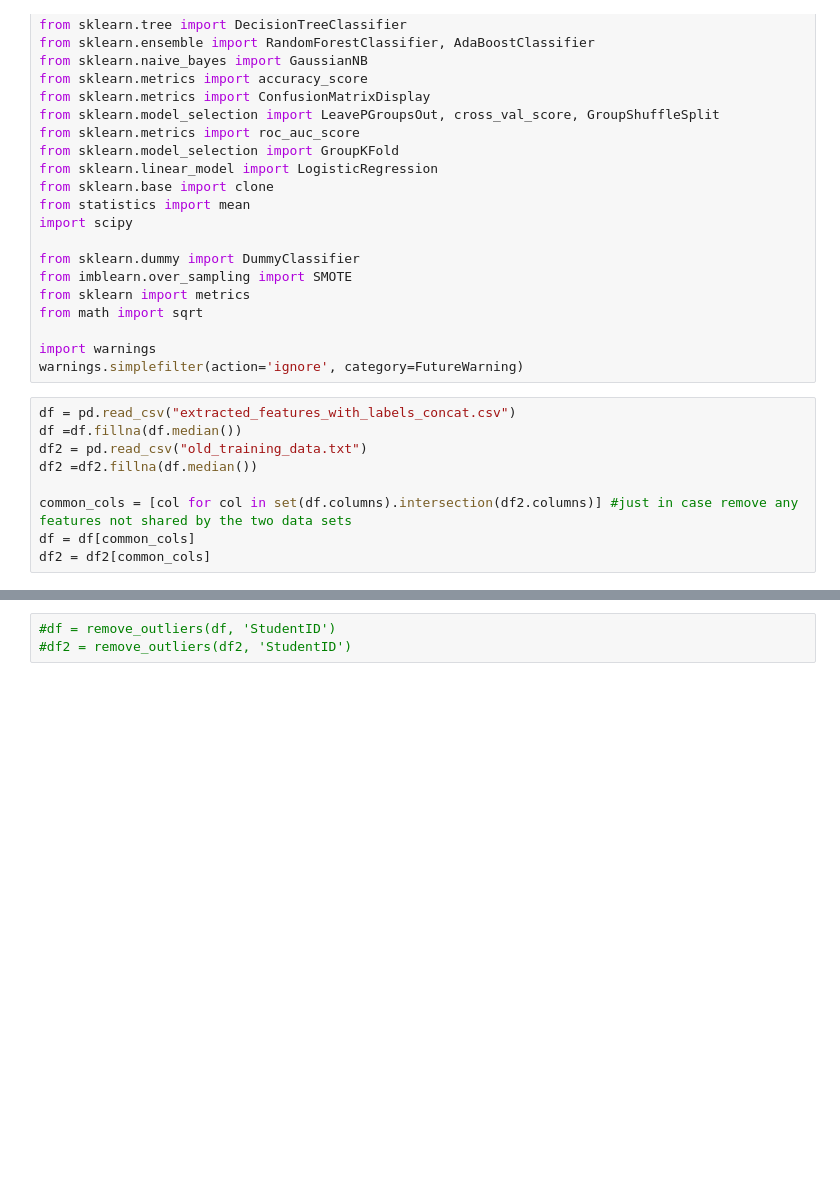
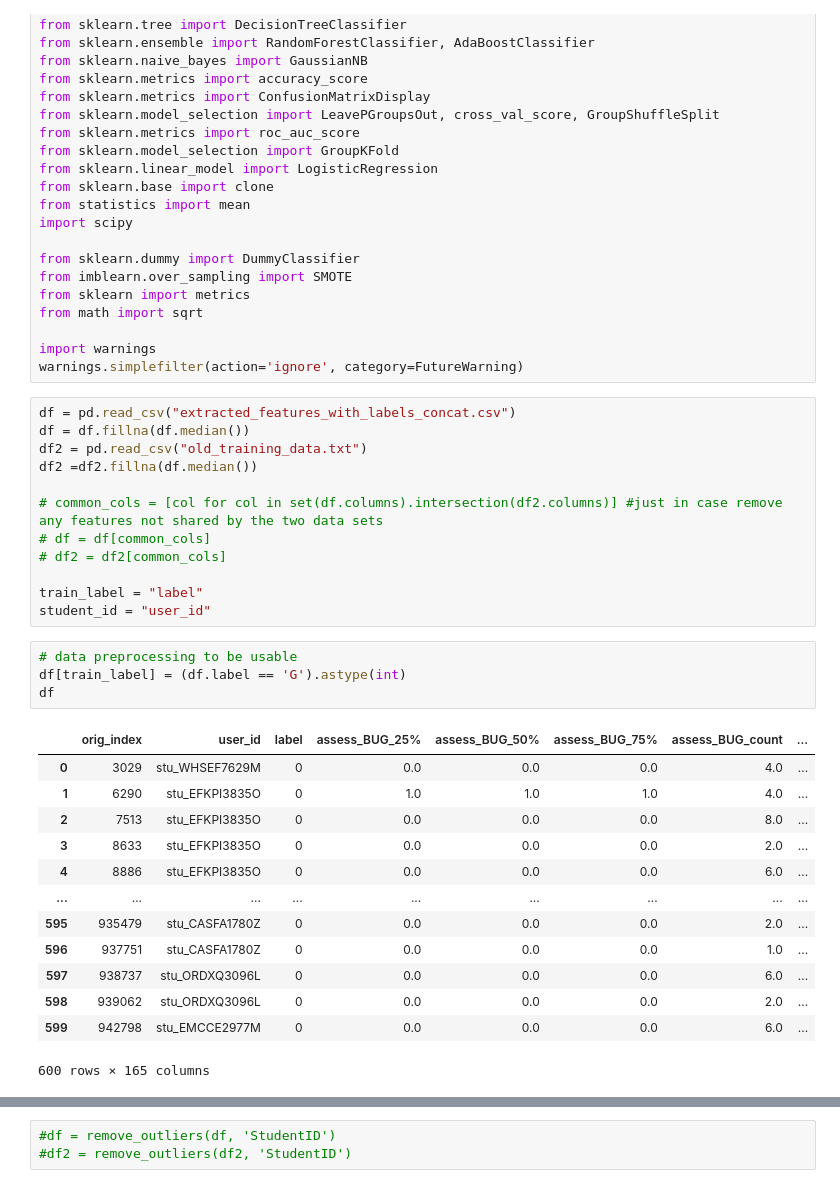
Before and after one commit to pcla-code/cog-tutor-detector-rot, a Jupyter notebook: Modeling_new.ipynb, the cells around one changed output, grey strips where cells are left out. Drawn from its saved outputs; the diff is of its cells as text; blank space fills up the shorter version.

```diff
--- a/Modeling_new.ipynb
+++ b/Modeling_new.ipynb
@@ -32,11 +32,32 @@ import warnings
 warnings.simplefilter(action='ignore', category=FutureWarning)
 # %%
 df = pd.read_csv("extracted_features_with_labels_concat.csv")
-df =df.fillna(df.median())
+df = df.fillna(df.median())
 df2 = pd.read_csv("old_training_data.txt")
 df2 =df2.fillna(df.median())
 
-common_cols = [col for col in set(df.columns).intersection(df2.columns)] #just in case remove any features not shared by the two data sets
-df = df[common_cols]
-df2 = df2[common_cols]
+# common_cols = [col for col in set(df.columns).intersection(df2.columns)] #just in case remove any features not shared by the two data sets
+# df = df[common_cols]
+# df2 = df2[common_cols]
+
+train_label = "label"
+student_id = "user_id"
+# %%
+# data preprocessing to be usable
+df[train_label] = (df.label == 'G').astype(int)
+df
+# %% [output]
+|  | orig_index | user_id | label | assess_BUG_25% | assess_BUG_50% | assess_BUG_75% | assess_BUG_count | ... |
+| 0 | 3029 | stu_WHSEF7629M | 0 | 0.0 | 0.0 | 0.0 | 4.0 | ... |
+| 1 | 6290 | stu_EFKPI3835O | 0 | 1.0 | 1.0 | 1.0 | 4.0 | ... |
+| 2 | 7513 | stu_EFKPI3835O | 0 | 0.0 | 0.0 | 0.0 | 8.0 | ... |
+| 3 | 8633 | stu_EFKPI3835O | 0 | 0.0 | 0.0 | 0.0 | 2.0 | ... |
+| 4 | 8886 | stu_EFKPI3835O | 0 | 0.0 | 0.0 | 0.0 | 6.0 | ... |
+| ... | ... | ... | ... | ... | ... | ... | ... | ... |
+| 595 | 935479 | stu_CASFA1780Z | 0 | 0.0 | 0.0 | 0.0 | 2.0 | ... |
+| 596 | 937751 | stu_CASFA1780Z | 0 | 0.0 | 0.0 | 0.0 | 1.0 | ... |
+| 597 | 938737 | stu_ORDXQ3096L | 0 | 0.0 | 0.0 | 0.0 | 6.0 | ... |
+| 598 | 939062 | stu_ORDXQ3096L | 0 | 0.0 | 0.0 | 0.0 | 2.0 | ... |
+| 599 | 942798 | stu_EMCCE2977M | 0 | 0.0 | 0.0 | 0.0 | 6.0 | ... |
+600 rows × 165 columns
 # %%
```
Also changed, not shown: parts of 4 cells of this notebook.
